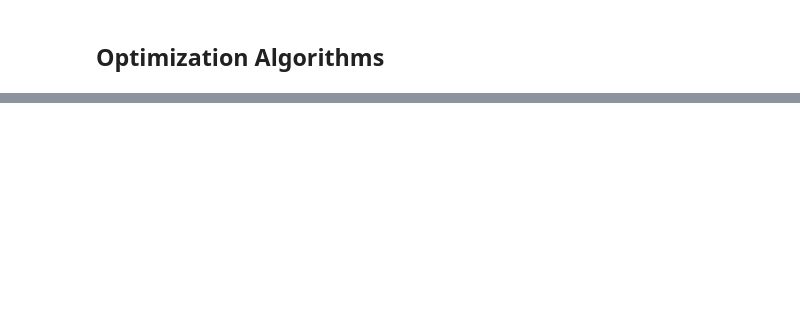
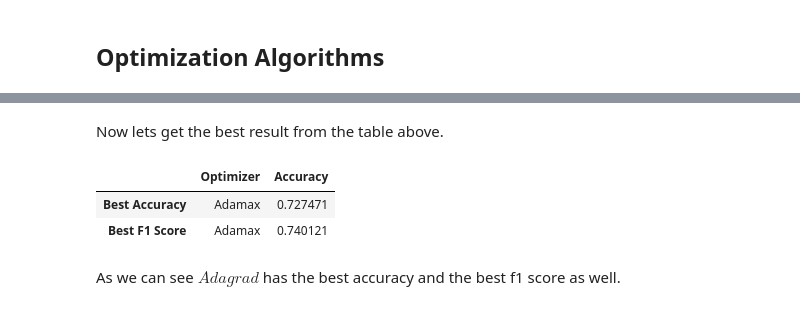
Before and after one commit to EvangeliaS/Music-Classification-with-Neural-Networks, a Jupyter notebook: Steiropoulou_1115201800186.ipynb, the cells around one changed output, grey strips where cells are left out. Saved outputs shown, nothing was run; the diff lists cells and outputs as text; code cells hidden in the pictures; blank space fills up the shorter version.

```diff
--- a/Steiropoulou_1115201800186.ipynb
+++ b/Steiropoulou_1115201800186.ipynb
@@ -799,0 +822,10 @@ Training finished.
+# %% [markdown]
+Now lets get the best result from the table above.
+# %%
+best_results(df_results)
+# %% [output]
+|  | Optimizer | Accuracy |
+| Best Accuracy | Adamax | 0.727471 |
+| Best F1 Score | Adamax | 0.740121 |
+# %% [markdown]
+As we can see $Adagrad$ has the best accuracy and the best f1 score as well.
```
Also changed, not shown: parts of 23 cells of this notebook.
